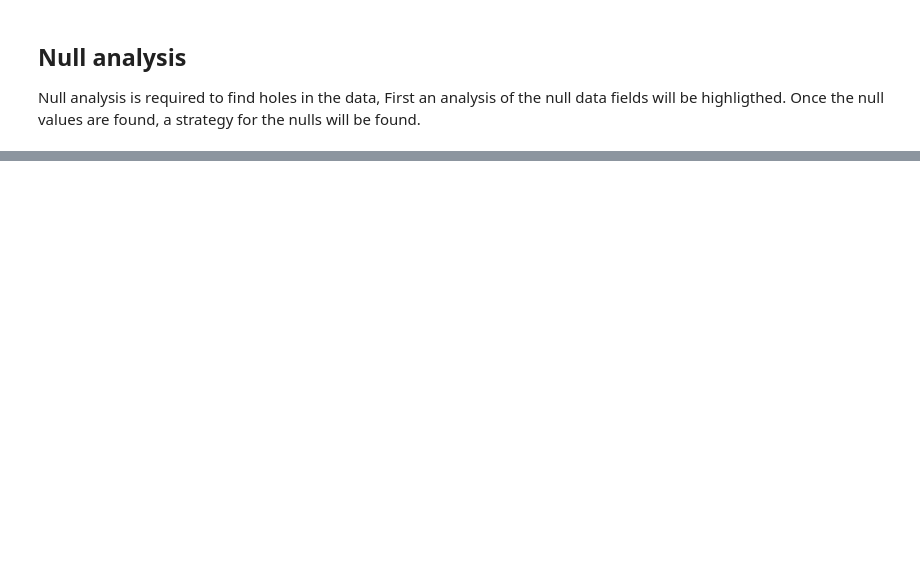
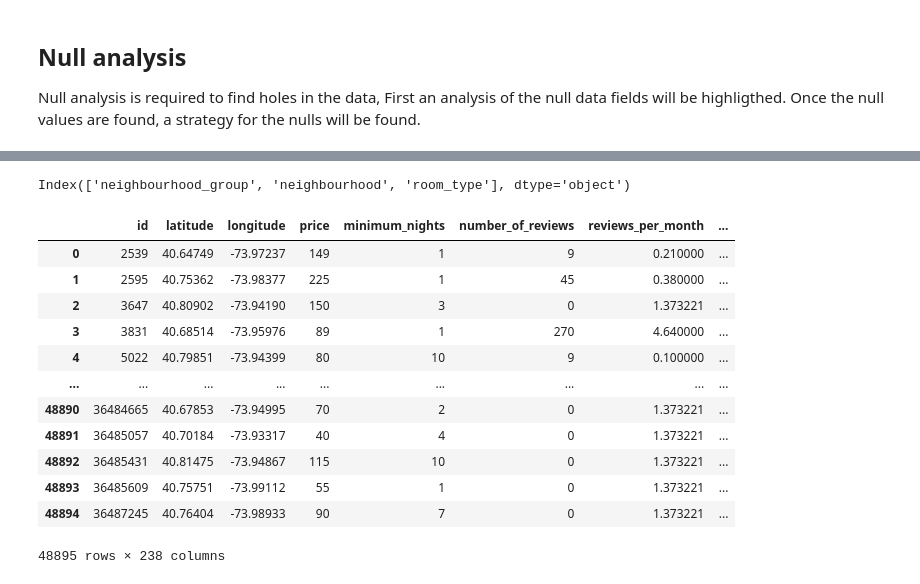
Before and after one commit to akniels/new_york_airbnb, a Jupyter notebook: Full_analysis.ipynb, the cells around one changed output, grey strips where cells are left out. Saved outputs shown, nothing was run; the diff lists cells and outputs as text; code cells hidden in the pictures; blank space fills up the shorter version.

```diff
--- a/Full_analysis.ipynb
+++ b/Full_analysis.ipynb
@@ -40,0 +65,5 @@ Null analysis is required to find holes in the data, First an analysis of the nu
+# %%
+#items with little predictive power.
+df = df.drop(['last_review','host_id', 'name', 'host_name'], axis = 1)
+# %%
+df['reviews_per_month'].fillna((df['reviews_per_month'].mean()), inplace=True)
@@ -40,0 +86,3 @@ Null analysis is required to find holes in the data, First an analysis of the nu
+# %%
+cat_df = df.select_dtypes(include=["object"])
+cat_df
@@ -40,0 +103,26 @@ Null analysis is required to find holes in the data, First an analysis of the nu
+# %%
+columns = cat_df.columns
+columns
+# %% [output]
+Index(['neighbourhood_group', 'neighbourhood', 'room_type'], dtype='object')
+# %%
+for col in columns:
+    try:
+        df = pd.concat([df.drop(col, axis = 1), pd.get_dummies(df[col])], axis=1)
+    except:
+        print("error in load")
+df
+# %% [output]
+|  | id | latitude | longitude | price | minimum_nights | number_of_reviews | reviews_per_month | ... |
+| 0 | 2539 | 40.64749 | -73.97237 | 149 | 1 | 9 | 0.210000 | ... |
+| 1 | 2595 | 40.75362 | -73.98377 | 225 | 1 | 45 | 0.380000 | ... |
+| 2 | 3647 | 40.80902 | -73.94190 | 150 | 3 | 0 | 1.373221 | ... |
+| 3 | 3831 | 40.68514 | -73.95976 | 89 | 1 | 270 | 4.640000 | ... |
+| 4 | 5022 | 40.79851 | -73.94399 | 80 | 10 | 9 | 0.100000 | ... |
+| ... | ... | ... | ... | ... | ... | ... | ... | ... |
+| 48890 | 36484665 | 40.67853 | -73.94995 | 70 | 2 | 0 | 1.373221 | ... |
+| 48891 | 36485057 | 40.70184 | -73.93317 | 40 | 4 | 0 | 1.373221 | ... |
+| 48892 | 36485431 | 40.81475 | -73.94867 | 115 | 10 | 0 | 1.373221 | ... |
+| 48893 | 36485609 | 40.75751 | -73.99112 | 55 | 1 | 0 | 1.373221 | ... |
+| 48894 | 36487245 | 40.76404 | -73.98933 | 90 | 7 | 0 | 1.373221 | ... |
+48895 rows × 238 columns
```
Also changed, not shown: parts of 10 cells of this notebook.
